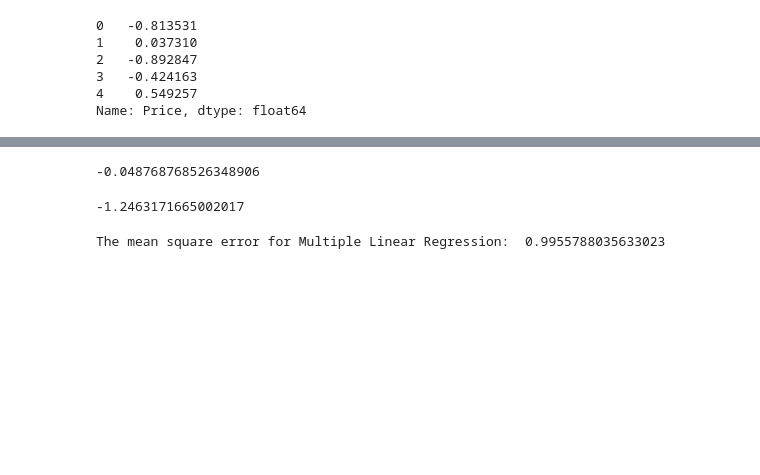
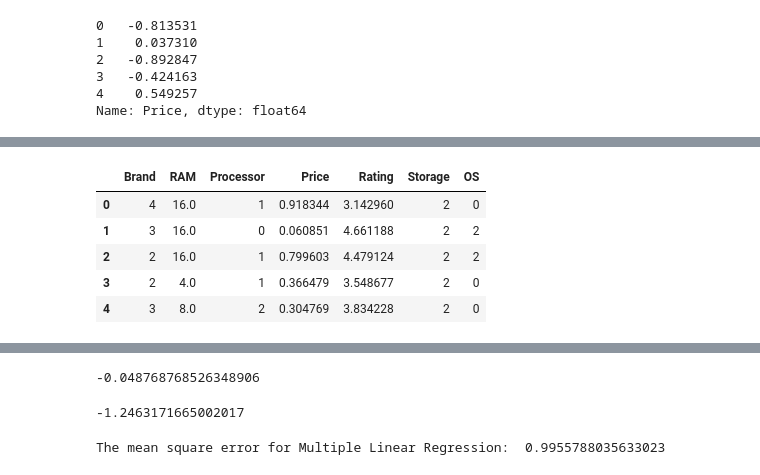
Before and after one commit to HamzaAlamri1/LaptopPricePrediction, a Jupyter notebook: Laptop_Updated.ipynb, the cells around one changed output, grey strips where cells are left out. Drawn from its saved outputs; the diff is of its cells as text; code cells hidden in the pictures; blank space fills up the shorter version.

```diff
--- a/Laptop_Updated.ipynb
+++ b/Laptop_Updated.ipynb
@@ -366,3 +366,32 @@ y_train = pd.get_dummies(y_train)
 x_test = pd.get_dummies(x_test)
 model = LinearRegression()
 model_mlr = model.fit(x_train,y_train)
+# %%
+import pandas as pd
+import numpy as np
+
+# Generate dataset
+data = {
+    "Brand": np.random.choice(["DELL", "HP", "ASUS", "LENOVO", "ACER"], size=50),
+    "RAM": np.random.choice([4, 8, 16], size=50),
+    "Processor": np.random.choice(["i3", "i5", "i7"], size=50),
+    "Price": np.random.randint(20000, 100000, size=50),
+    "Rating": np.random.uniform(2.5, 5.0, size=50),
+    "Storage": np.random.choice(["256 GB SSD", "512 GB SSD", "1 TB HDD"], size=50),
+    "OS": np.random.choice(["Windows 10", "Windows 11", "Linux"], size=50),
+}
+
+f_data = pd.DataFrame(data)
+
+# Introducing some missing values
+f_data.loc[5:10, "RAM"] = np.nan
+f_data.loc[15:18, "Price"] = np.nan
+
+f_data.head()
+# Handling missing data
+
+f_data["RAM"].fillna(f_data["RAM"].mean(), inplace=True)
+f_data["Price"].fillna(f_data["Price"].mean(), inplace=True)
+
+# Verify missing values are handled
+print(f_data.isnull().sum())
@@ -368,0 +419,21 @@ model_mlr = model.fit(x_train,y_train)
+# %%
+from sklearn.preprocessing import LabelEncoder, MinMaxScaler
+
+# Label Encoding
+encoder = LabelEncoder()
+categorical_columns = ["Brand", "Processor", "Storage", "OS"]
+for column in categorical_columns:
+    f_data[column] = encoder.fit_transform(f_data[column])
+
+# Normalization
+scaler = MinMaxScaler()
+f_data["Price"] = scaler.fit_transform(f_data[["Price"]])
+
+f_data.head()
+# %% [output]
+|  | Brand | RAM | Processor | Price | Rating | Storage | OS |
+| 0 | 4 | 16.0 | 1 | 0.918344 | 3.142960 | 2 | 0 |
+| 1 | 3 | 16.0 | 0 | 0.060851 | 4.661188 | 2 | 2 |
+| 2 | 2 | 16.0 | 1 | 0.799603 | 4.479124 | 2 | 2 |
+| 3 | 2 | 4.0 | 1 | 0.366479 | 3.548677 | 2 | 0 |
+| 4 | 3 | 8.0 | 2 | 0.304769 | 3.834228 | 2 | 0 |
```
Also changed, not shown: parts of 2 cells of this notebook.
